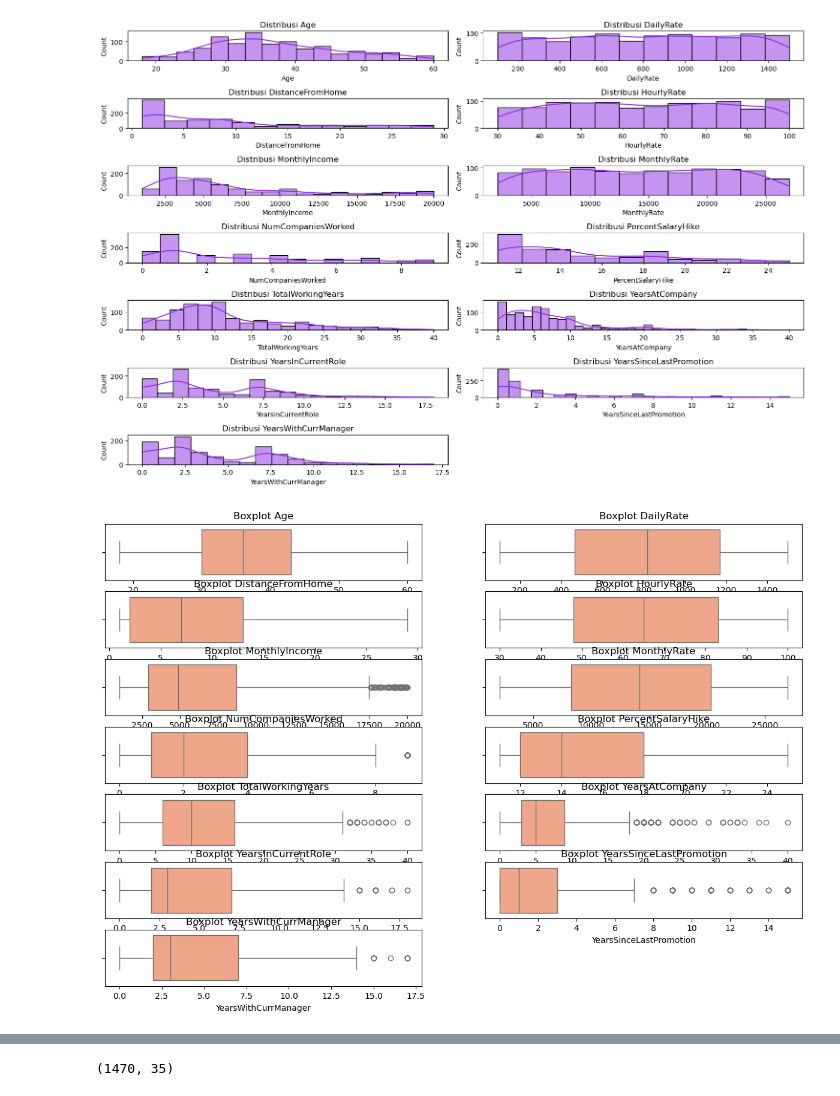
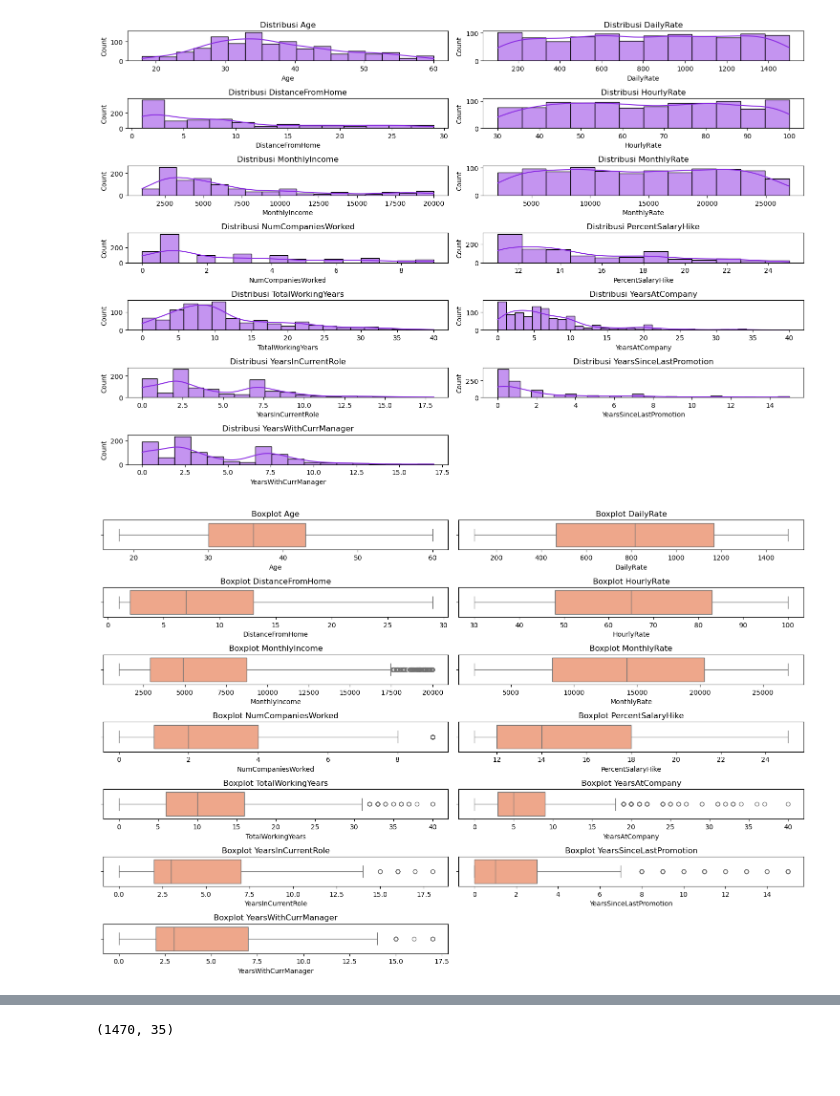
Before and after one commit to BeeGaes/PenerapanDataScience, a Jupyter notebook: project1/project-pertama.ipynb, the cells around one changed output, grey strips where cells are left out. Drawn from its saved outputs; the diff is of its cells as text; code cells hidden in the pictures; blank space fills up the shorter version.

```diff
--- a/project1/project-pertama.ipynb
+++ b/project1/project-pertama.ipynb
@@ -206,14 +209,15 @@ plt.show()
 # %%
 #Deteksi Outlier
 
 plt.figure(figsize=(15, 10))
 for i, col in enumerate(continuous_cols, 1):
     plt.subplot(len(continuous_cols)//2 + 1, 2, i)
     sns.boxplot(x=df_labeled[col], color='lightsalmon')
     plt.title(f'Boxplot {col}')
+plt.tight_layout()
 plt.show()
 # %% [output]
-[figure, old version]
+[figure, new version]
 # %%
 df_labeled.shape
 # %% [output]
```
Also changed, not shown: parts of 21 cells of this notebook.
